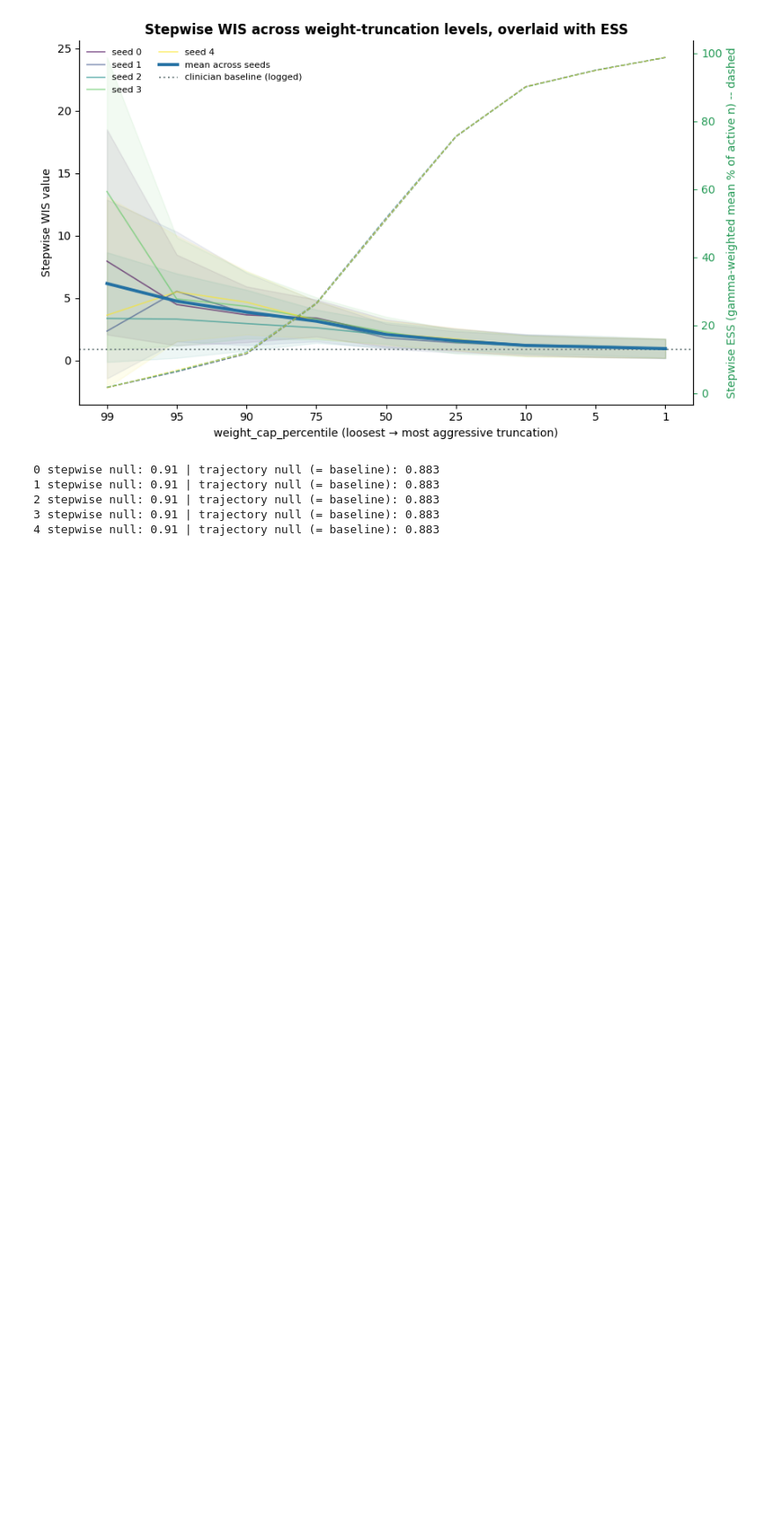
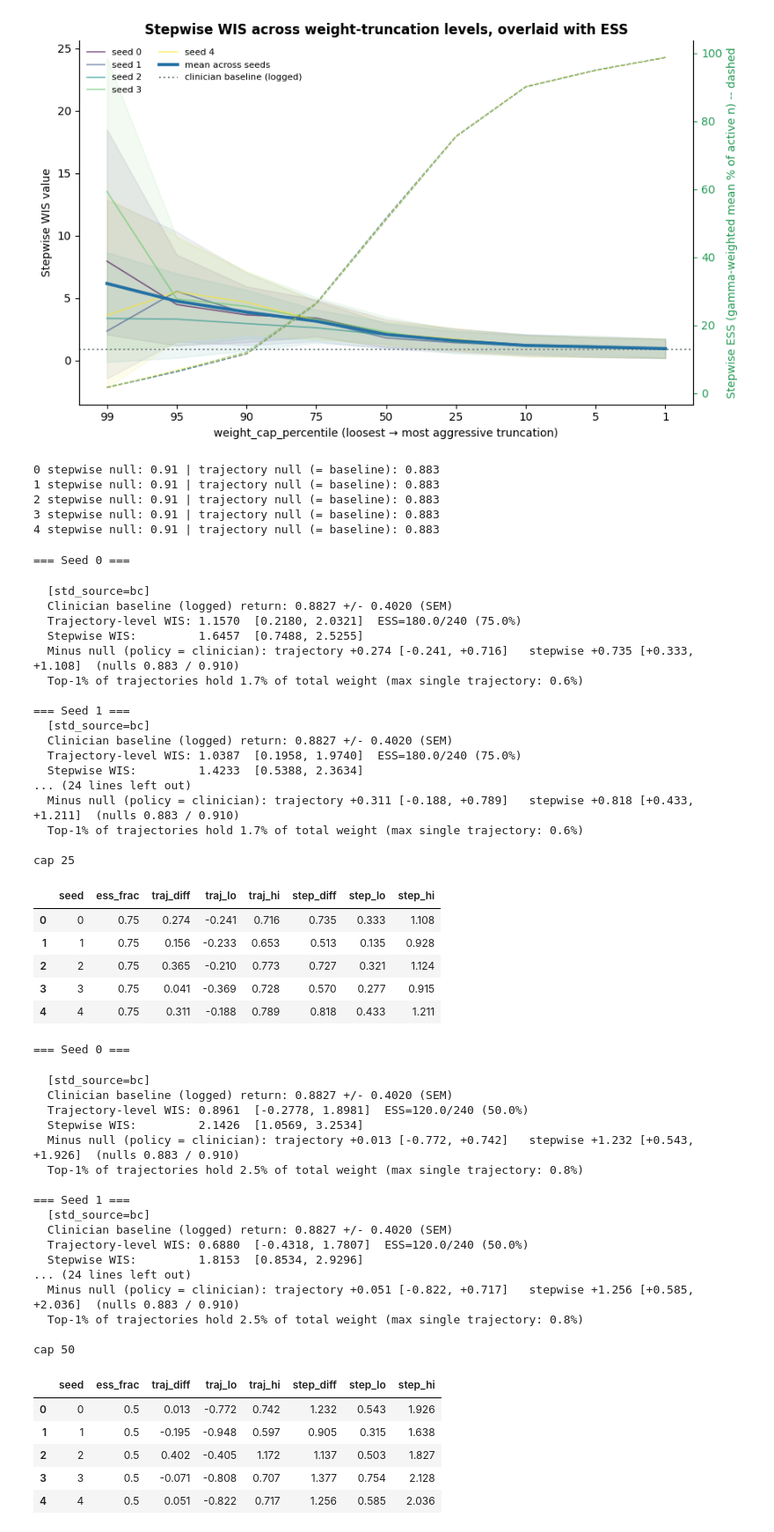
Before and after one commit to jakeormond/ai_clinician_pediatric_rl, a Jupyter notebook: src/rl/evaluate_wis.ipynb, the cells around one changed output. Shown at 88% size. Saved outputs shown, nothing was run; the diff lists cells and outputs as text; code cells hidden in the pictures; blank space fills up the shorter version.

```diff
--- a/src/rl/evaluate_wis.ipynb
+++ b/src/rl/evaluate_wis.ipynb
@@ -203,3 +203,66 @@ for r in results:
 2 stepwise null: 0.91 | trajectory null (= baseline): 0.883
 3 stepwise null: 0.91 | trajectory null (= baseline): 0.883
 4 stepwise null: 0.91 | trajectory null (= baseline): 0.883
+# %%
+def diff_table(results):
+    rows = []
+    for r in results:
+        m = r["minus_null"]
+        rows.append({"seed": r["seed"], "ess_frac": r["weight_diagnostics"]["ess_frac"],
+                     "traj_diff": m["trajectory"]["diff"], "traj_lo": m["trajectory"]["ci_lower"], "traj_hi": m["trajectory"]["ci_upper"],
+                     "step_diff": m["stepwise"]["diff"], "step_lo": m["stepwise"]["ci_lower"], "step_hi": m["stepwise"]["ci_upper"]})
+    return pd.DataFrame(rows).round(3)
+
+for cap in (25, 50):
+    res = wis.run_wis_for_models(cql_models, bc_models, store, split="val", gamma=0.975,
+                                 weight_cap_percentile=cap, include_myopic=False)
+    print(f"\ncap {cap}"); display(diff_table(res))
+# %% [output]
+=== Seed 0 ===
+  [std_source=bc]
+  Clinician baseline (logged) return: 0.8827 +/- 0.4020 (SEM)
+  Trajectory-level WIS: 1.1570  [0.2180, 2.0321]  ESS=180.0/240 (75.0%)
+  Stepwise WIS:         1.6457  [0.7488, 2.5255]
+  Minus null (policy = clinician): trajectory +0.274 [-0.241, +0.716]   stepwise +0.735 [+0.333, +1.108]  (nulls 0.883 / 0.910)
+  Top-1% of trajectories hold 1.7% of total weight (max single trajectory: 0.6%)
+
+=== Seed 1 ===
+  [std_source=bc]
+  Clinician baseline (logged) return: 0.8827 +/- 0.4020 (SEM)
+  Trajectory-level WIS: 1.0387  [0.1958, 1.9740]  ESS=180.0/240 (75.0%)
+  Stepwise WIS:         1.4233  [0.5388, 2.3634]
+... (24 lines left out)
+  Minus null (policy = clinician): trajectory +0.311 [-0.188, +0.789]   stepwise +0.818 [+0.433, +1.211]  (nulls 0.883 / 0.910)
+  Top-1% of trajectories hold 1.7% of total weight (max single trajectory: 0.6%)
+
+cap 25
+|  | seed | ess_frac | traj_diff | traj_lo | traj_hi | step_diff | step_lo | step_hi |
+| 0 | 0 | 0.75 | 0.274 | -0.241 | 0.716 | 0.735 | 0.333 | 1.108 |
+| 1 | 1 | 0.75 | 0.156 | -0.233 | 0.653 | 0.513 | 0.135 | 0.928 |
+| 2 | 2 | 0.75 | 0.365 | -0.210 | 0.773 | 0.727 | 0.321 | 1.124 |
+| 3 | 3 | 0.75 | 0.041 | -0.369 | 0.728 | 0.570 | 0.277 | 0.915 |
+| 4 | 4 | 0.75 | 0.311 | -0.188 | 0.789 | 0.818 | 0.433 | 1.211 |
+=== Seed 0 ===
+  [std_source=bc]
+  Clinician baseline (logged) return: 0.8827 +/- 0.4020 (SEM)
+  Trajectory-level WIS: 0.8961  [-0.2778, 1.8981]  ESS=120.0/240 (50.0%)
+  Stepwise WIS:         2.1426  [1.0569, 3.2534]
+  Minus null (policy = clinician): trajectory +0.013 [-0.772, +0.742]   stepwise +1.232 [+0.543, +1.926]  (nulls 0.883 / 0.910)
+  Top-1% of trajectories hold 2.5% of total weight (max single trajectory: 0.8%)
+
+=== Seed 1 ===
+  [std_source=bc]
+  Clinician baseline (logged) return: 0.8827 +/- 0.4020 (SEM)
+  Trajectory-level WIS: 0.6880  [-0.4318, 1.7807]  ESS=120.0/240 (50.0%)
+  Stepwise WIS:         1.8153  [0.8534, 2.9296]
+... (24 lines left out)
+  Minus null (policy = clinician): trajectory +0.051 [-0.822, +0.717]   stepwise +1.256 [+0.585, +2.036]  (nulls 0.883 / 0.910)
+  Top-1% of trajectories hold 2.5% of total weight (max single trajectory: 0.8%)
+
+cap 50
+|  | seed | ess_frac | traj_diff | traj_lo | traj_hi | step_diff | step_lo | step_hi |
+| 0 | 0 | 0.5 | 0.013 | -0.772 | 0.742 | 1.232 | 0.543 | 1.926 |
+| 1 | 1 | 0.5 | -0.195 | -0.948 | 0.597 | 0.905 | 0.315 | 1.638 |
+| 2 | 2 | 0.5 | 0.402 | -0.405 | 1.172 | 1.137 | 0.503 | 1.827 |
+| 3 | 3 | 0.5 | -0.071 | -0.808 | 0.707 | 1.377 | 0.754 | 2.128 |
+| 4 | 4 | 0.5 | 0.051 | -0.822 | 0.717 | 1.256 | 0.585 | 2.036 |
```
Also changed, not shown: 1 other file.
